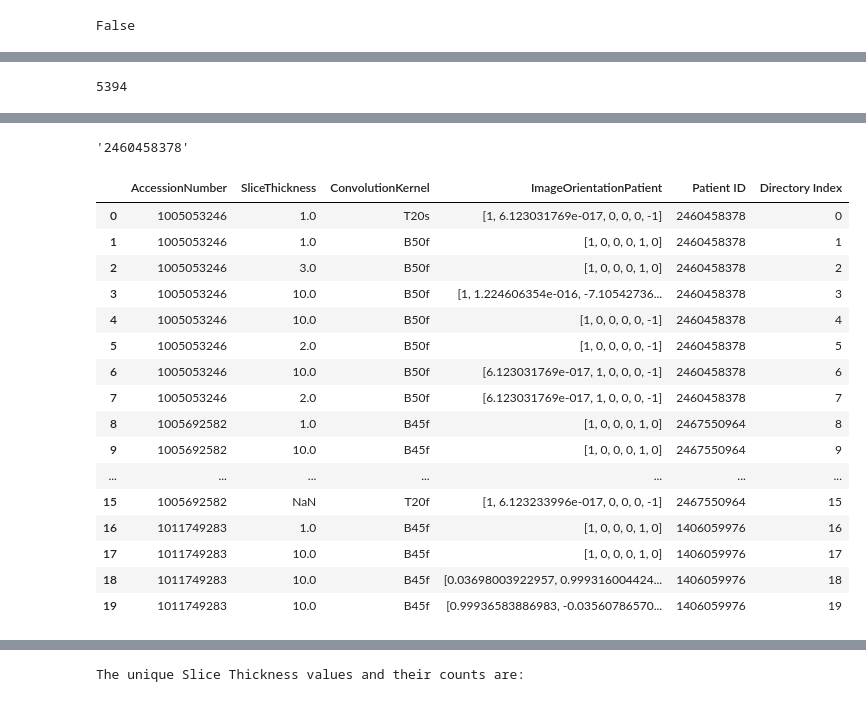
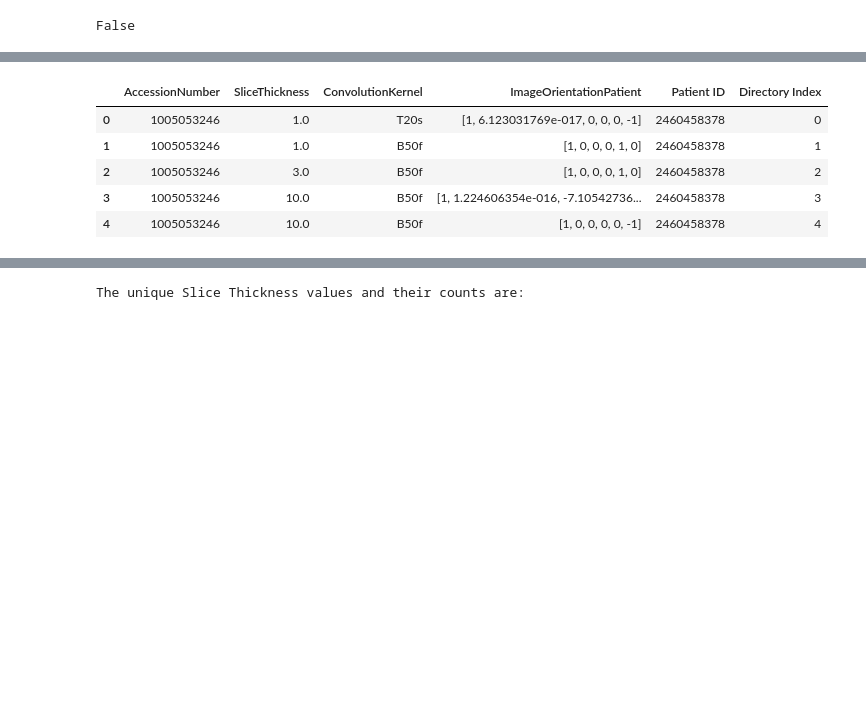
Before and after one commit to leonardgarcia90/Sybil-Project, a Jupyter notebook: Sybil_Project.ipynb, the cells around one changed output, grey strips where cells are left out. Saved outputs shown, nothing was run; the diff lists cells and outputs as text; code cells hidden in the pictures; blank space fills up the shorter version.

```diff
--- a/Sybil_Project.ipynb
+++ b/Sybil_Project.ipynb
@@ -127,10 +156,6 @@ print(len(first_diacom_per_file))
 del first_files[719]
 del first_files[3771]
 del first_files[4735]
-# %%
-print(len(first_files))
-# %% [output]
-5394
 # %%
 #check metadata of first dicom file
 
@@ -153,10 +178,6 @@ Dataset.file_meta -------------------------------
 (7fd1, 0010) Private Creator                     LO: 'GEIIS'
 (7fd1, 1010) [GE IIS Compression ID]             UL: 0
 (7fe0, 0010) Pixel Data                          OW: Array of 524288 elements
-# %%
-first_diacom_per_file[0].PatientID
-# %% [output]
-'2460458378'
 # %%
 #make a list of desired dicom metadata properties
 
@@ -170,25 +191,14 @@ for diacom in first_diacom_per_file:
 # %%
 diacom_metadata_df = pd.DataFrame(dicom_metadata_list, columns=['AccessionNumber', 'SliceThickness', 'ConvolutionKernel'
                                                                ,'ImageOrientationPatient', 'Patient ID', "Directory Index"])
-diacom_metadata_df.head(20)
+diacom_metadata_df.head(5)
 # %% [output]
 |  | AccessionNumber | SliceThickness | ConvolutionKernel | ImageOrientationPatient | Patient ID | Directory Index |
 | 0 | 1005053246 | 1.0 | T20s | [1, 6.123031769e-017, 0, 0, 0, -1] | 2460458378 | 0 |
 | 1 | 1005053246 | 1.0 | B50f | [1, 0, 0, 0, 1, 0] | 2460458378 | 1 |
 | 2 | 1005053246 | 3.0 | B50f | [1, 0, 0, 0, 1, 0] | 2460458378 | 2 |
 | 3 | 1005053246 | 10.0 | B50f | [1, 1.224606354e-016, -7.10542736... | 2460458378 | 3 |
 | 4 | 1005053246 | 10.0 | B50f | [1, 0, 0, 0, 0, -1] | 2460458378 | 4 |
-| 5 | 1005053246 | 2.0 | B50f | [1, 0, 0, 0, 0, -1] | 2460458378 | 5 |
-| 6 | 1005053246 | 10.0 | B50f | [6.123031769e-017, 1, 0, 0, 0, -1] | 2460458378 | 6 |
-| 7 | 1005053246 | 2.0 | B50f | [6.123031769e-017, 1, 0, 0, 0, -1] | 2460458378 | 7 |
-| 8 | 1005692582 | 1.0 | B45f | [1, 0, 0, 0, 1, 0] | 2467550964 | 8 |
-| 9 | 1005692582 | 10.0 | B45f | [1, 0, 0, 0, 1, 0] | 2467550964 | 9 |
-| ... | ... | ... | ... | ... | ... | ... |
-| 15 | 1005692582 | NaN | T20f | [1, 6.123233996e-017, 0, 0, 0, -1] | 2467550964 | 15 |
-| 16 | 1011749283 | 1.0 | B45f | [1, 0, 0, 0, 1, 0] | 1406059976 | 16 |
-| 17 | 1011749283 | 10.0 | B45f | [1, 0, 0, 0, 1, 0] | 1406059976 | 17 |
-| 18 | 1011749283 | 10.0 | B45f | [0.03698003922957, 0.999316004424... | 1406059976 | 18 |
-| 19 | 1011749283 | 10.0 | B45f | [0.99936583886983, -0.03560786570... | 1406059976 | 19 |
 # %%
 #function to determine ct orientation based on 'ImageOrientationPatient' column
 
```
Also changed, not shown: parts of 252 cells of this notebook.
